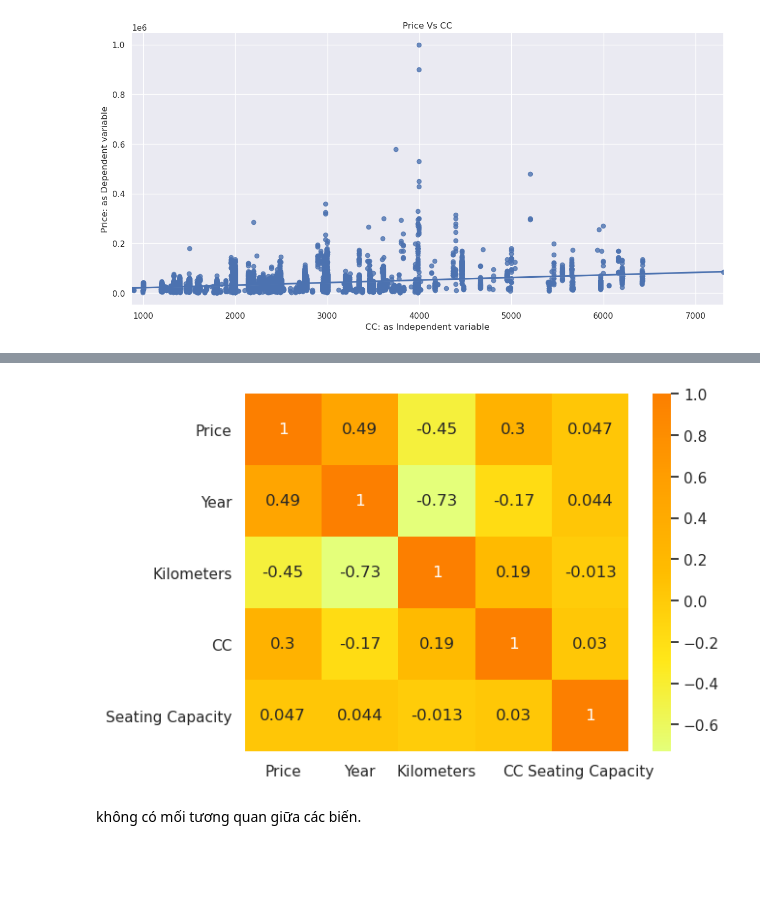
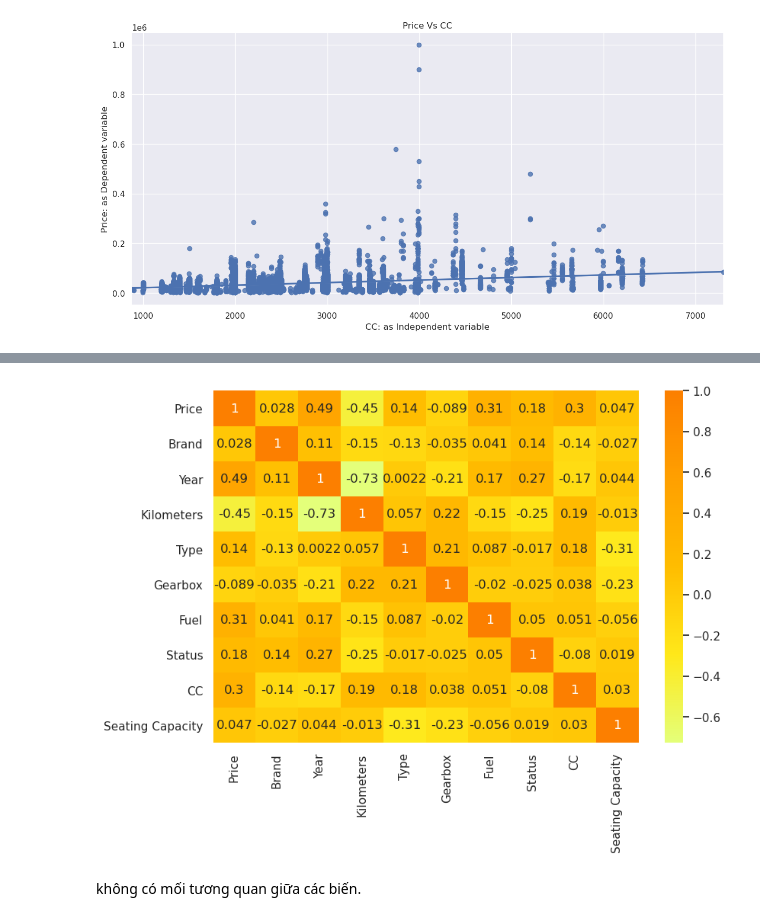
Before and after one commit to huukhoa2112/NMKHDL-Project1, a Jupyter notebook: Modeling.ipynb, the cells around one changed output, grey strips where cells are left out. Saved outputs shown, nothing was run; the diff lists cells and outputs as text; code cells hidden in the pictures; blank space fills up the shorter version.

```diff
--- a/Modeling.ipynb
+++ b/Modeling.ipynb
@@ -1,9 +9,10 @@
 # %%
+# Import các thư viện cần thiết
 import numpy as np
 import pandas as pd
-from matplotlib import pyplot
-from pandas.plotting import scatter_matrix
+import matplotlib.pyplot as plt
 import seaborn as sns
+sns.set_theme()
 from sklearn.preprocessing import StandardScaler
 
 from sklearn.model_selection import train_test_split
@@ -12,15 +21,10 @@ from sklearn.model_selection import cross_val_score
 from sklearn.model_selection import GridSearchCV
 
 from sklearn.linear_model import LinearRegression
-from sklearn.linear_model import Lasso
-from sklearn.linear_model import ElasticNet
 from sklearn.tree import DecisionTreeRegressor
 from sklearn.neighbors import KNeighborsRegressor
-from sklearn.svm import SVR
 from sklearn.ensemble import RandomForestRegressor
-from sklearn.ensemble import GradientBoostingRegressor
 from sklearn.ensemble import ExtraTreesRegressor
-from sklearn.ensemble import AdaBoostRegressor
 from sklearn.neural_network import MLPRegressor
 
 
@@ -33,9 +37,6 @@ from sklearn.feature_selection import SelectKBest
 from sklearn.feature_selection import chi2, f_regression
 
 
-#Plotting
-from pandas.plotting import scatter_matrix
-from statsmodels.graphics.tsaplots import plot_acf
 import warnings
 warnings.simplefilter('ignore')
 # %% [markdown]
@@ -56,9 +57,12 @@ Sử dụng Linear Regression (hồi quy tuyến tính) để dự đoán giá t
 # %%
-df = dataframe.drop(columns = ['ID','Name','Model','Variant','Series','Color'])
+df = dataframe.drop(columns = ['Name','Model','Variant','Series','Color'])
+df = df.set_index('ID')
+
+# Thay thế những giá trị có kiểu dữ liệu str thành int
 def replace_element(column_name):
     values = df[column_name].unique()
     for i in range(len(values)):
-        df[column_name] = df[column_name].replace(values[i],i)
+        df[column_name] = df[column_name].replace(values[i],i+1)
 
 
 replace_element('Gearbox')
@@ -89,10 +93,11 @@ df.describe().round(3)
 # %%
 # Biểu đồ tương quan
+plt.figure(figsize = (9,6))
 corr = df.corr()
 sns.heatmap(corr, cmap = 'Wistia', annot= True)
 plt.show()
 # %% [output]
-[figure, old version]
+[figure, new version]
 # %% [markdown]
 không có mối tương quan giữa các biến.
 # %%
```
Also changed, not shown: parts of 10 cells of this notebook.
